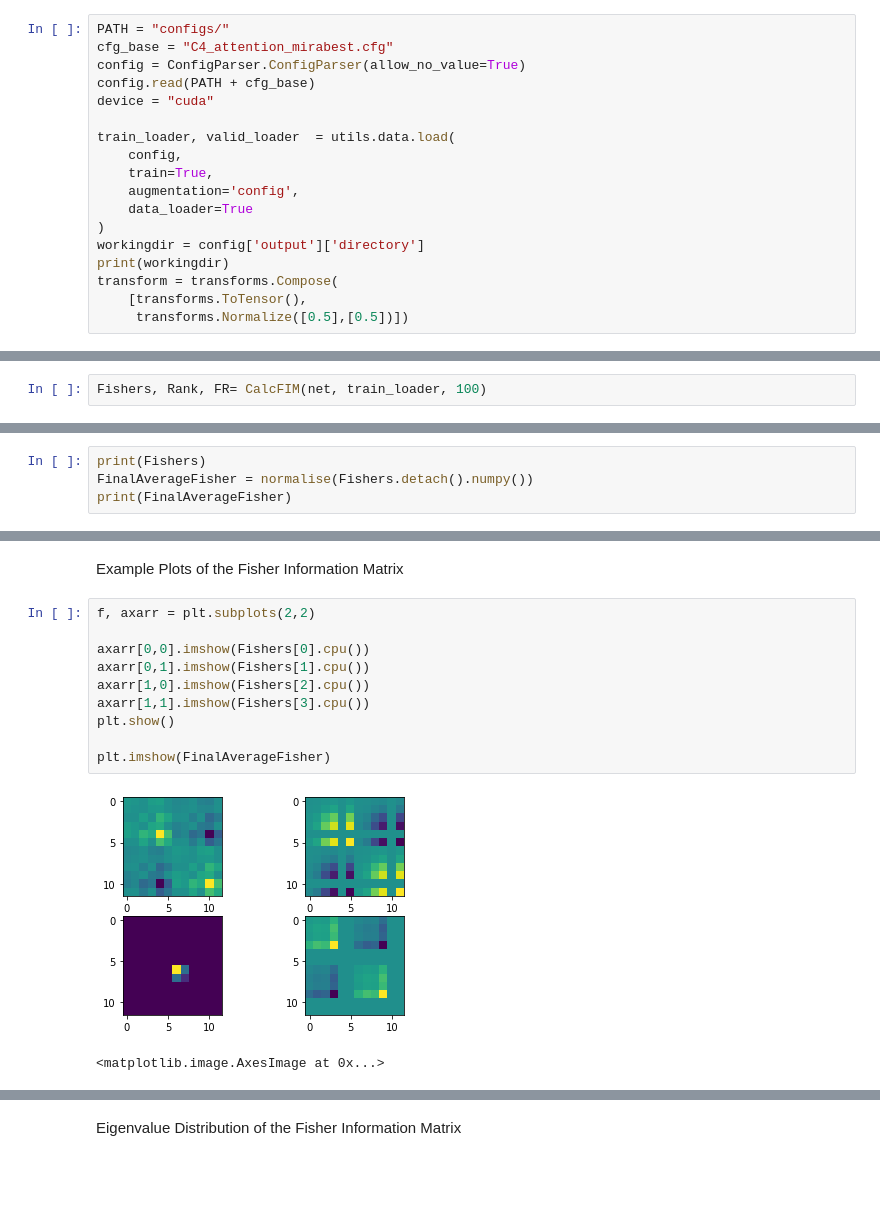
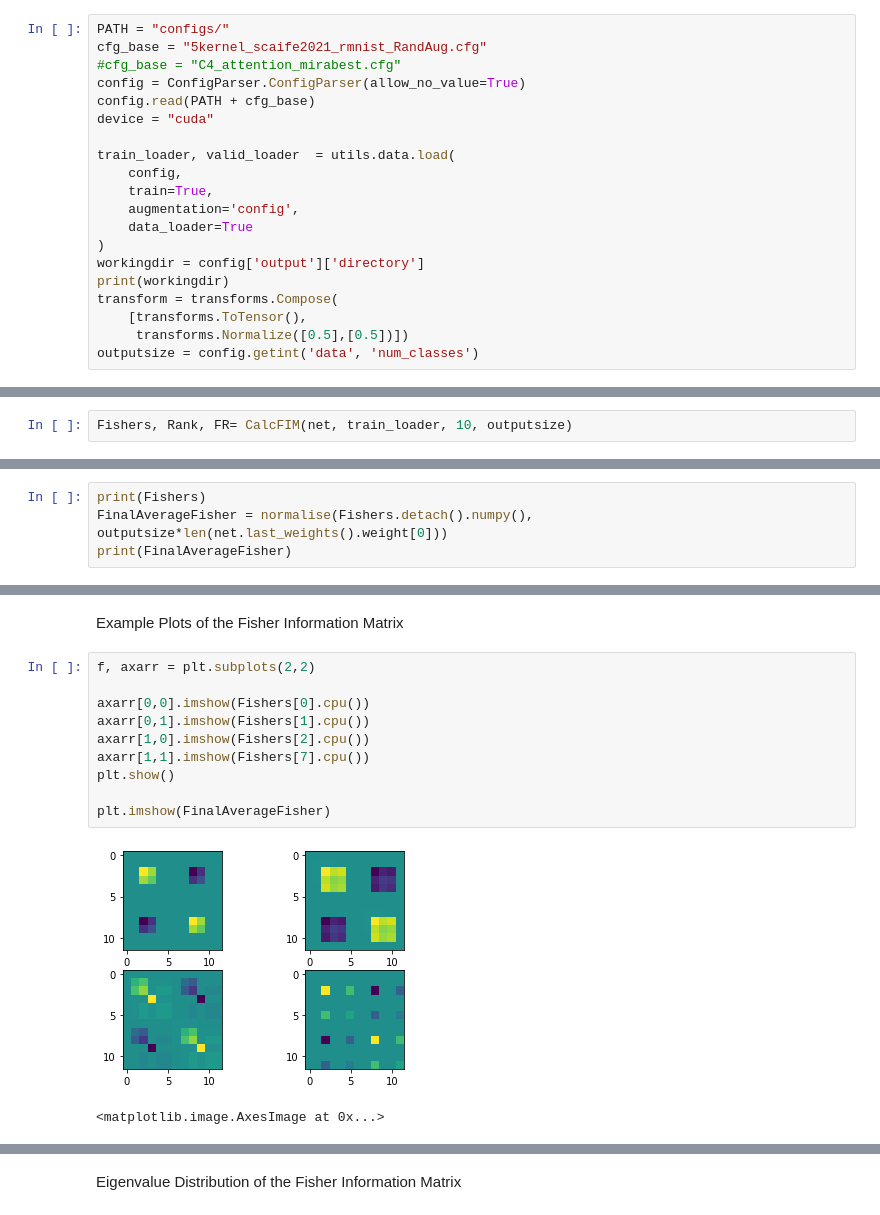
Before and after one commit to mb010/EquivariantSelfAttention, a Jupyter notebook: fisher_example.ipynb, the cells around one changed output, grey strips where cells are left out. Cells and saved outputs as stored; diff of their text form; blank space fills up the shorter version.

```diff
--- a/fisher_example.ipynb
+++ b/fisher_example.ipynb
@@ -33,7 +33,8 @@ import torch.nn.functional as F
 Load in the dataset and the relevant configuration
 # %%
 PATH = "configs/"
-cfg_base = "C4_attention_mirabest.cfg"
+cfg_base = "5kernel_scaife2021_rmnist_RandAug.cfg"
+#cfg_base = "C4_attention_mirabest.cfg"
 config = ConfigParser.ConfigParser(allow_no_value=True)
 config.read(PATH + cfg_base)
 device = "cuda"
@@ -49,4 +50,5 @@ print(workingdir)
 transform = transforms.Compose(
     [transforms.ToTensor(),
      transforms.Normalize([0.5],[0.5])])
+outputsize = config.getint('data', 'num_classes')
 # %% [output]
@@ -87,5 +79,5 @@ optimizer = optim.Adam(filter(lambda p: p.requires_grad, net.parameters()), lr=0
 # %% [markdown]
 Function to obtain the Jacobian using the Torch AutoGrad
 # %%
-Fishers, Rank, FR= CalcFIM(net, train_loader, 100)
+Fishers, Rank, FR= CalcFIM(net, train_loader, 10, outputsize)
 # %% [output]
@@ -93,5 +85,5 @@ Calculating 100 of the Fisher...
 # %%
 print(Fishers)
-FinalAverageFisher = normalise(Fishers.detach().numpy())
+FinalAverageFisher = normalise(Fishers.detach().numpy(), outputsize*len(net.last_weights().weight[0]))
 print(FinalAverageFisher)
 # %% [output]
@@ -119,13 +95,13 @@ Example Plots of the Fisher Information Matrix
 # %%
 f, axarr = plt.subplots(2,2)
 
 axarr[0,0].imshow(Fishers[0].cpu())
 axarr[0,1].imshow(Fishers[1].cpu())
 axarr[1,0].imshow(Fishers[2].cpu())
-axarr[1,1].imshow(Fishers[3].cpu())
+axarr[1,1].imshow(Fishers[7].cpu())
 plt.show()
 
 plt.imshow(FinalAverageFisher)
 # %% [output]
-[figure, old version]
+[figure, new version]
 <matplotlib.image.AxesImage at 0x...>
```
Also changed, not shown: parts of 9 cells of this notebook, 3 other files.
